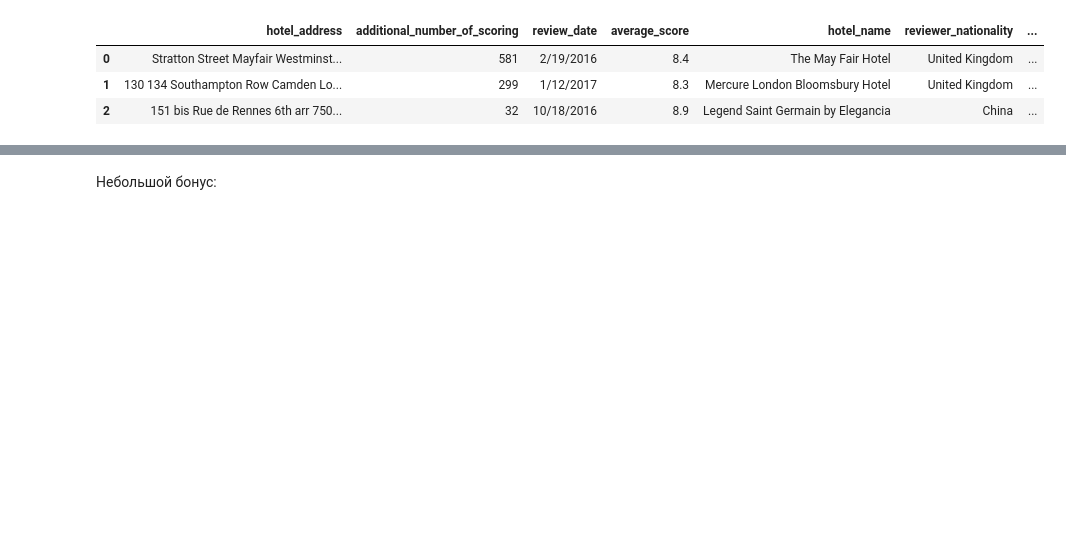
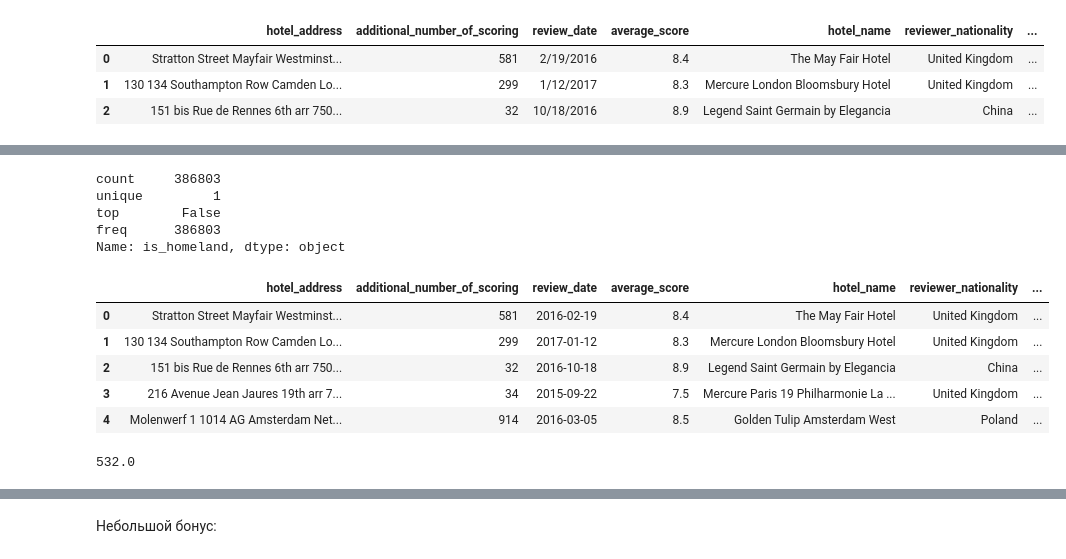
Before and after one commit to madskillskill/sf_data_science, a Jupyter notebook: PROJECT-3/EDA_Project_3_model.ipynb, the cells around one changed output, grey strips where cells are left out. Saved outputs shown, nothing was run; the diff lists cells and outputs as text; code cells hidden in the pictures; blank space fills up the shorter version.

```diff
--- a/PROJECT-3/EDA_Project_3_model.ipynb
+++ b/PROJECT-3/EDA_Project_3_model.ipynb
@@ -55,0 +69,4 @@ hotels = hotels.fillna(0)
+# %%
+print(hotels['hotel_address'][0:-1])
+cut = list(hotels['hotel_address'][0].split())
+print(cut[-1:])
@@ -55,0 +87,16 @@ hotels = hotels.fillna(0)
+# %%
+print(type(hotels['reviewer_nationality'][0]))
+import re
+print(hotels['hotel_address'][0])
+
+countrified = pd.DataFrame()
+
+def countrifier(string):
+    cut = string.split()
+    country = cut[-1:]
+    if country == ['Kingdom']:
+        country = 'United Kingdom'
+    return str(country[:])
+
+hotels['hotel_country'] = hotels['hotel_address'].apply(countrifier)
+print(hotels['hotel_country'].describe(), 'lol')
@@ -55,0 +113,22 @@ hotels = hotels.fillna(0)
+# %%
+hotels['is_homeland'].describe()
+# %% [output]
+count     386803
+unique         1
+top        False
+freq      386803
+Name: is_homeland, dtype: object
+# %%
+display(hotels.head(5))
+# %% [output]
+|  | hotel_address | additional_number_of_scoring | review_date | average_score | hotel_name | reviewer_nationality | ... |
+| 0 | Stratton Street Mayfair Westminst... | 581 | 2016-02-19 | 8.4 | The May Fair Hotel | United Kingdom | ... |
+| 1 | 130 134 Southampton Row Camden Lo... | 299 | 2017-01-12 | 8.3 | Mercure London Bloomsbury Hotel | United Kingdom | ... |
+| 2 | 151 bis Rue de Rennes 6th arr 750... | 32 | 2016-10-18 | 8.9 | Legend Saint Germain by Elegancia | China | ... |
+| 3 | 216 Avenue Jean Jaures 19th arr 7... | 34 | 2015-09-22 | 7.5 | Mercure Paris 19 Philharmonie La ... | United Kingdom | ... |
+| 4 | Molenwerf 1 1014 AG Amsterdam Net... | 914 | 2016-03-05 | 8.5 | Golden Tulip Amsterdam West | Poland | ... |
+# %%
+hotels['review_date'] = (pd.to_datetime('2017-08-04')-hotels['review_date']) / np.timedelta64(1, 'D')
+print(hotels['review_date'][0])
+# %% [output]
+532.0
```
Also changed, not shown: parts of 16 cells of this notebook, 4 other files.
